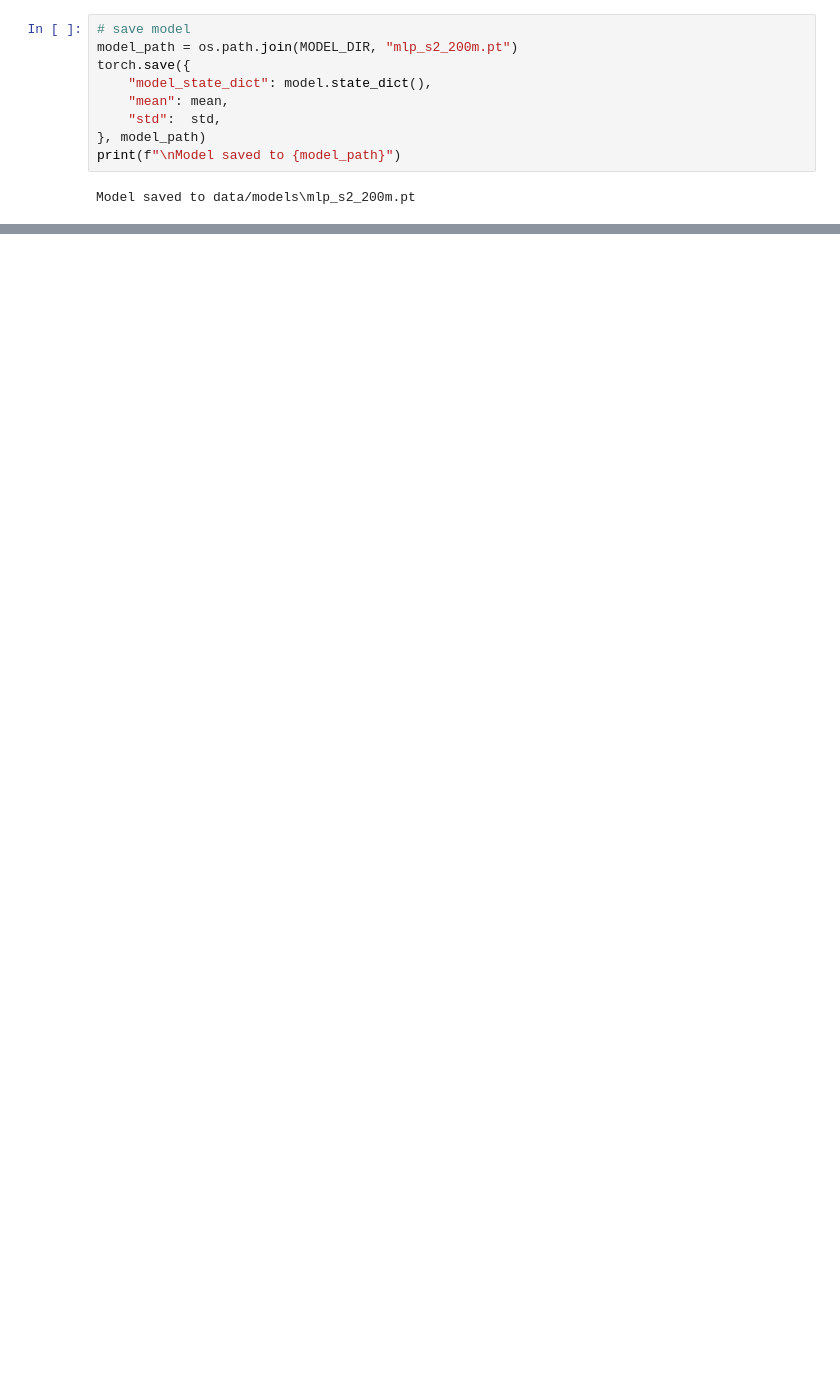
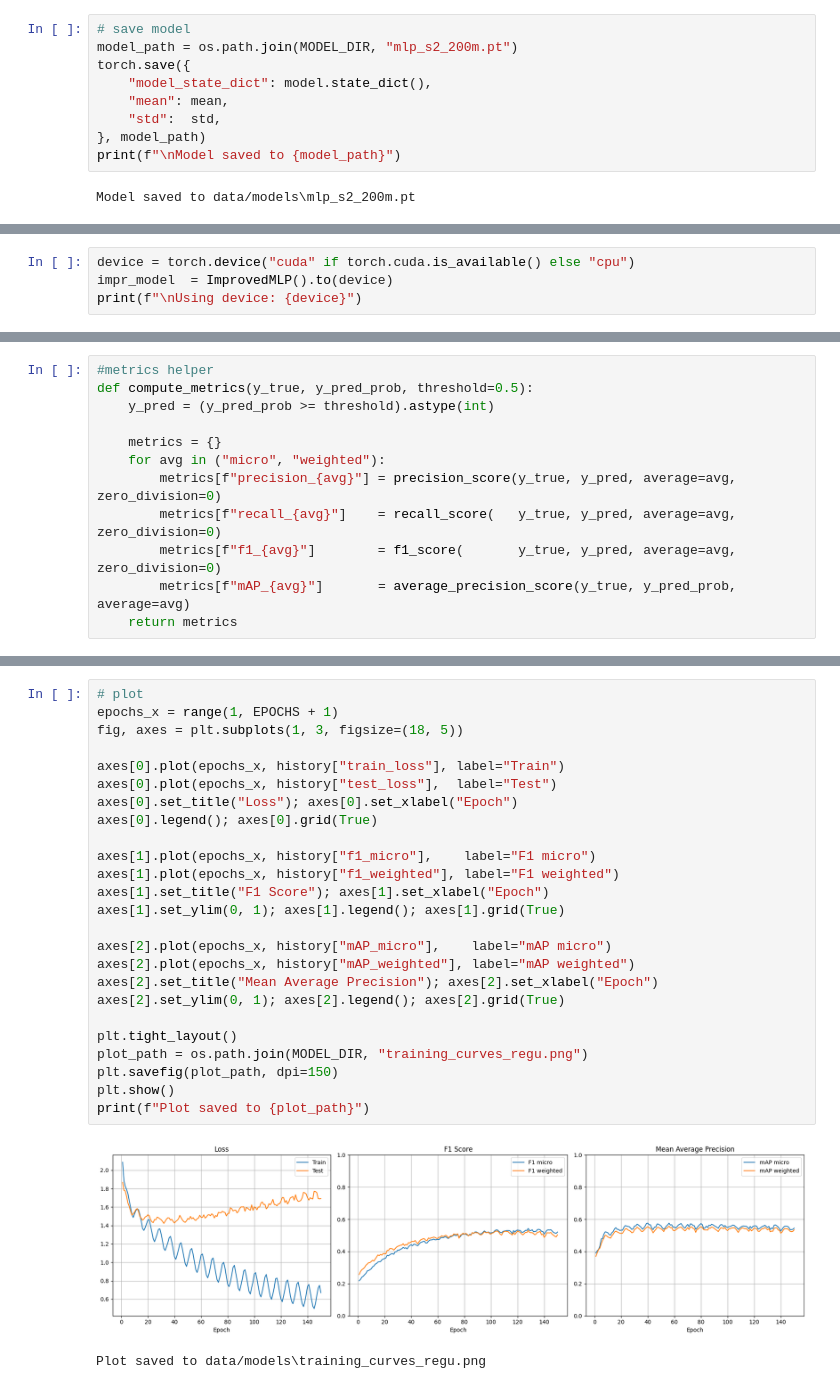
Before and after one commit to m-uceda/BIP2026, a Jupyter notebook: model/model.ipynb, the cells around one changed output, grey strips where cells are left out. Drawn from its saved outputs; the diff is of its cells as text; blank space fills up the shorter version.

```diff
--- a/model/model.ipynb
+++ b/model/model.ipynb
@@ -375,0 +479,4 @@ Tilia_spec                         0.4000     0.1818     0.2500     0.1173
+# %%
+device = torch.device("cuda" if torch.cuda.is_available() else "cpu")
+impr_model  = ImprovedMLP().to(device)
+print(f"\nUsing device: {device}")
@@ -375,0 +499,12 @@ Tilia_spec                         0.4000     0.1818     0.2500     0.1173
+# %%
+#metrics helper
+def compute_metrics(y_true, y_pred_prob, threshold=0.5):
+    y_pred = (y_pred_prob >= threshold).astype(int)
+
+    metrics = {}
+    for avg in ("micro", "weighted"):
+        metrics[f"precision_{avg}"] = precision_score(y_true, y_pred, average=avg, zero_division=0)
+        metrics[f"recall_{avg}"]    = recall_score(   y_true, y_pred, average=avg, zero_division=0)
+        metrics[f"f1_{avg}"]        = f1_score(       y_true, y_pred, average=avg, zero_division=0)
+        metrics[f"mAP_{avg}"]       = average_precision_score(y_true, y_pred_prob, average=avg)
+    return metrics
@@ -375,0 +591,28 @@ Tilia_spec                         0.4000     0.1818     0.2500     0.1173
+# %%
+# plot
+epochs_x = range(1, EPOCHS + 1)
+fig, axes = plt.subplots(1, 3, figsize=(18, 5))
+
+axes[0].plot(epochs_x, history["train_loss"], label="Train")
+axes[0].plot(epochs_x, history["test_loss"],  label="Test")
+axes[0].set_title("Loss"); axes[0].set_xlabel("Epoch")
+axes[0].legend(); axes[0].grid(True)
+
+axes[1].plot(epochs_x, history["f1_micro"],    label="F1 micro")
+axes[1].plot(epochs_x, history["f1_weighted"], label="F1 weighted")
+axes[1].set_title("F1 Score"); axes[1].set_xlabel("Epoch")
+axes[1].set_ylim(0, 1); axes[1].legend(); axes[1].grid(True)
+
+axes[2].plot(epochs_x, history["mAP_micro"],    label="mAP micro")
+axes[2].plot(epochs_x, history["mAP_weighted"], label="mAP weighted")
+axes[2].set_title("Mean Average Precision"); axes[2].set_xlabel("Epoch")
+axes[2].set_ylim(0, 1); axes[2].legend(); axes[2].grid(True)
+
+plt.tight_layout()
+plot_path = os.path.join(MODEL_DIR, "training_curves_regu.png")
+plt.savefig(plot_path, dpi=150)
+plt.show()
+print(f"Plot saved to {plot_path}")
+# %% [output]
+[figure, added]
+Plot saved to data/models\training_curves_regu.png
```
Also changed, not shown: parts of 18 cells of this notebook.
